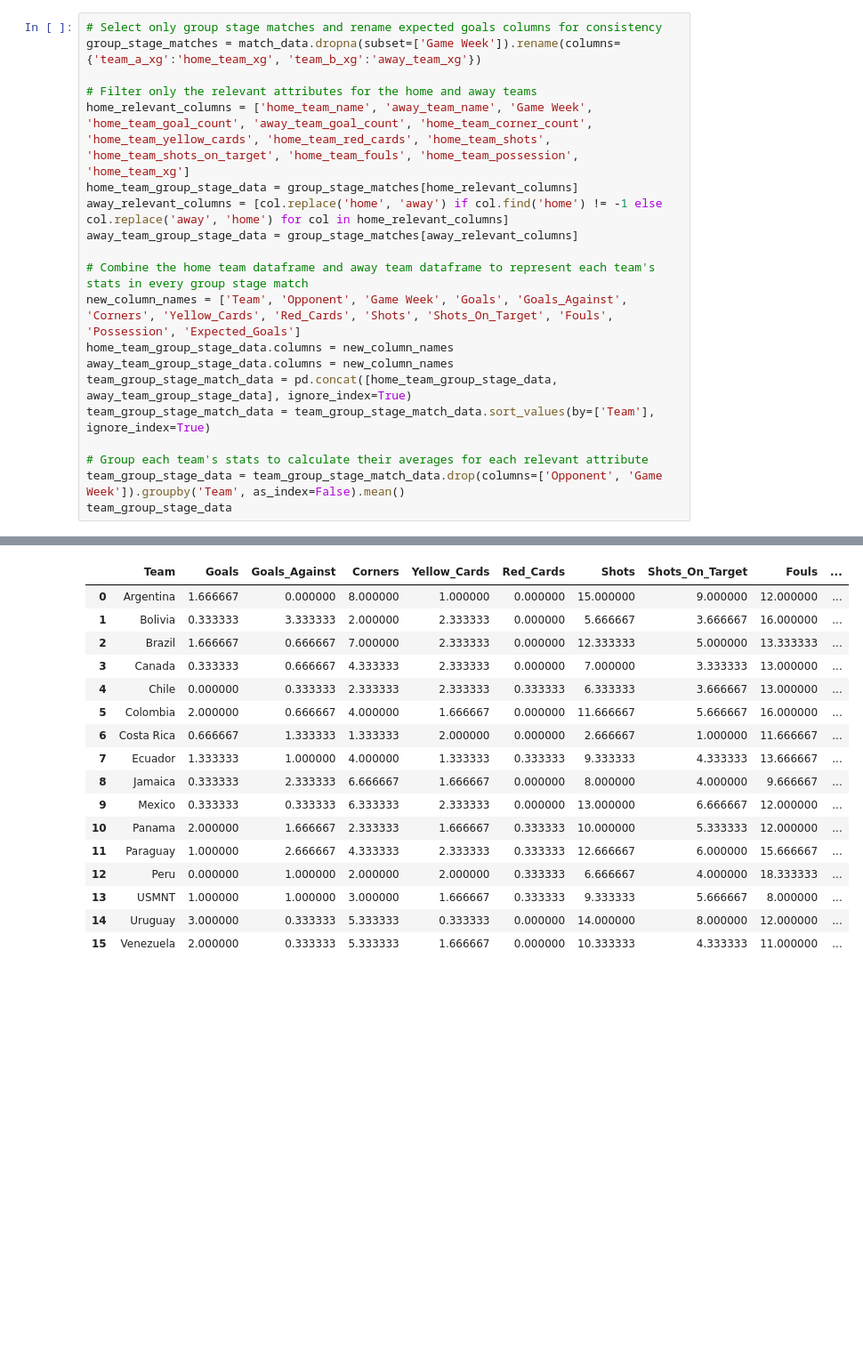
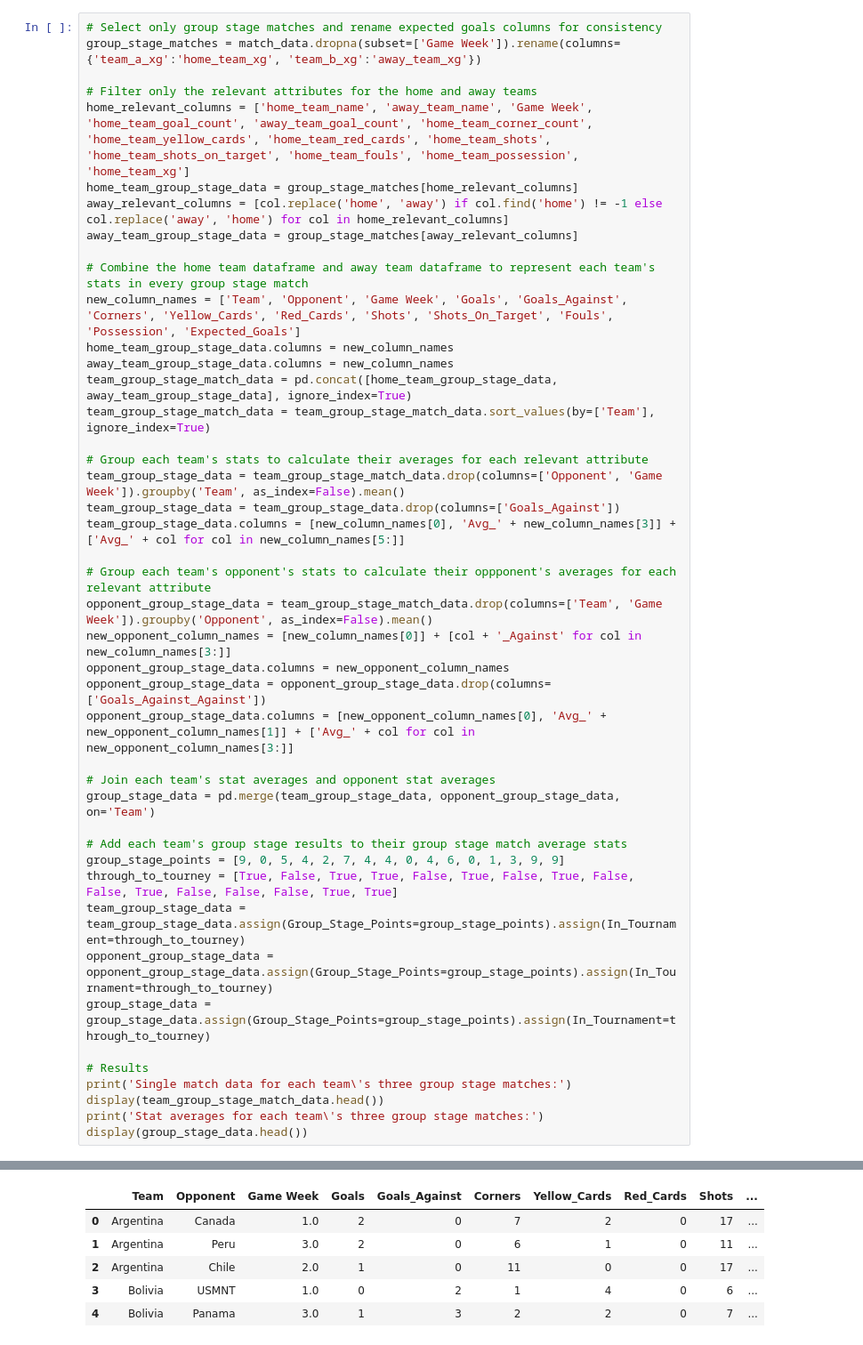
Before and after one commit to SeanSullivan3/copa-2024-data-analysis, a Jupyter notebook: SoccerAnalysis.ipynb, the cells around one changed output, grey strips where cells are left out. Shown at 89% size. Drawn from its saved outputs; the diff is of its cells as text; blank space fills up the shorter version.

```diff
--- a/SoccerAnalysis.ipynb
+++ b/SoccerAnalysis.ipynb
@@ -34,5 +36,29 @@ team_group_stage_match_data = team_group_stage_match_data.sort_values(by=['Team'
 
 # Group each team's stats to calculate their averages for each relevant attribute
 team_group_stage_data = team_group_stage_match_data.drop(columns=['Opponent', 'Game Week']).groupby('Team', as_index=False).mean()
-team_group_stage_data
+team_group_stage_data = team_group_stage_data.drop(columns=['Goals_Against'])
+team_group_stage_data.columns = [new_column_names[0], 'Avg_' + new_column_names[3]] + ['Avg_' + col for col in new_column_names[5:]]
+
+# Group each team's opponent's stats to calculate their oppponent's averages for each relevant attribute
+opponent_group_stage_data = team_group_stage_match_data.drop(columns=['Team', 'Game Week']).groupby('Opponent', as_index=False).mean()
+new_opponent_column_names = [new_column_names[0]] + [col + '_Against' for col in new_column_names[3:]]
+opponent_group_stage_data.columns = new_opponent_column_names
+opponent_group_stage_data = opponent_group_stage_data.drop(columns=['Goals_Against_Against'])
+opponent_group_stage_data.columns = [new_opponent_column_names[0], 'Avg_' + new_opponent_column_names[1]] + ['Avg_' + col for col in new_opponent_column_names[3:]]
+
+# Join each team's stat averages and opponent stat averages
+group_stage_data = pd.merge(team_group_stage_data, opponent_group_stage_data, on='Team')
+
+# Add each team's group stage results to their group stage match average stats
+group_stage_points = [9, 0, 5, 4, 2, 7, 4, 4, 0, 4, 6, 0, 1, 3, 9, 9]
+through_to_tourney = [True, False, True, True, False, True, False, True, False, False, True, False, False, False, True, True]
+team_group_stage_data = team_group_stage_data.assign(Group_Stage_Points=group_stage_points).assign(In_Tournament=through_to_tourney)
+opponent_group_stage_data = opponent_group_stage_data.assign(Group_Stage_Points=group_stage_points).assign(In_Tournament=through_to_tourney)
+group_stage_data = group_stage_data.assign(Group_Stage_Points=group_stage_points).assign(In_Tournament=through_to_tourney)
+
+# Results
+print('Single match data for each team\'s three group stage matches:')
+display(team_group_stage_match_data.head())
+print('Stat averages for each team\'s three group stage matches:')
+display(group_stage_data.head())
 # %% [output]
@@ -39,17 +66,6 @@ team_group_stage_data
-|  | Team | Goals | Goals_Against | Corners | Yellow_Cards | Red_Cards | Shots | Shots_On_Target | Fouls | ... |
-| 0 | Argentina | 1.666667 | 0.000000 | 8.000000 | 1.000000 | 0.000000 | 15.000000 | 9.000000 | 12.000000 | ... |
-| 1 | Bolivia | 0.333333 | 3.333333 | 2.000000 | 2.333333 | 0.000000 | 5.666667 | 3.666667 | 16.000000 | ... |
-| 2 | Brazil | 1.666667 | 0.666667 | 7.000000 | 2.333333 | 0.000000 | 12.333333 | 5.000000 | 13.333333 | ... |
-| 3 | Canada | 0.333333 | 0.666667 | 4.333333 | 2.333333 | 0.000000 | 7.000000 | 3.333333 | 13.000000 | ... |
-| 4 | Chile | 0.000000 | 0.333333 | 2.333333 | 2.333333 | 0.333333 | 6.333333 | 3.666667 | 13.000000 | ... |
-| 5 | Colombia | 2.000000 | 0.666667 | 4.000000 | 1.666667 | 0.000000 | 11.666667 | 5.666667 | 16.000000 | ... |
-| 6 | Costa Rica | 0.666667 | 1.333333 | 1.333333 | 2.000000 | 0.000000 | 2.666667 | 1.000000 | 11.666667 | ... |
-| 7 | Ecuador | 1.333333 | 1.000000 | 4.000000 | 1.333333 | 0.333333 | 9.333333 | 4.333333 | 13.666667 | ... |
-| 8 | Jamaica | 0.333333 | 2.333333 | 6.666667 | 1.666667 | 0.000000 | 8.000000 | 4.000000 | 9.666667 | ... |
-| 9 | Mexico | 0.333333 | 0.333333 | 6.333333 | 2.333333 | 0.000000 | 13.000000 | 6.666667 | 12.000000 | ... |
-| 10 | Panama | 2.000000 | 1.666667 | 2.333333 | 1.666667 | 0.333333 | 10.000000 | 5.333333 | 12.000000 | ... |
-| 11 | Paraguay | 1.000000 | 2.666667 | 4.333333 | 2.333333 | 0.333333 | 12.666667 | 6.000000 | 15.666667 | ... |
-| 12 | Peru | 0.000000 | 1.000000 | 2.000000 | 2.000000 | 0.333333 | 6.666667 | 4.000000 | 18.333333 | ... |
-| 13 | USMNT | 1.000000 | 1.000000 | 3.000000 | 1.666667 | 0.333333 | 9.333333 | 5.666667 | 8.000000 | ... |
-| 14 | Uruguay | 3.000000 | 0.333333 | 5.333333 | 0.333333 | 0.000000 | 14.000000 | 8.000000 | 12.000000 | ... |
-| 15 | Venezuela | 2.000000 | 0.333333 | 5.333333 | 1.666667 | 0.000000 | 10.333333 | 4.333333 | 11.000000 | ... |
+|  | Team | Opponent | Game Week | Goals | Goals_Against | Corners | Yellow_Cards | Red_Cards | Shots | ... |
+| 0 | Argentina | Canada | 1.0 | 2 | 0 | 7 | 2 | 0 | 17 | ... |
+| 1 | Argentina | Peru | 3.0 | 2 | 0 | 6 | 1 | 0 | 11 | ... |
+| 2 | Argentina | Chile | 2.0 | 1 | 0 | 11 | 0 | 0 | 17 | ... |
+| 3 | Bolivia | USMNT | 1.0 | 0 | 2 | 1 | 4 | 0 | 6 | ... |
+| 4 | Bolivia | Panama | 3.0 | 1 | 3 | 2 | 2 | 0 | 7 | ... |
```
Also changed, not shown: parts of 8 cells of this notebook.
